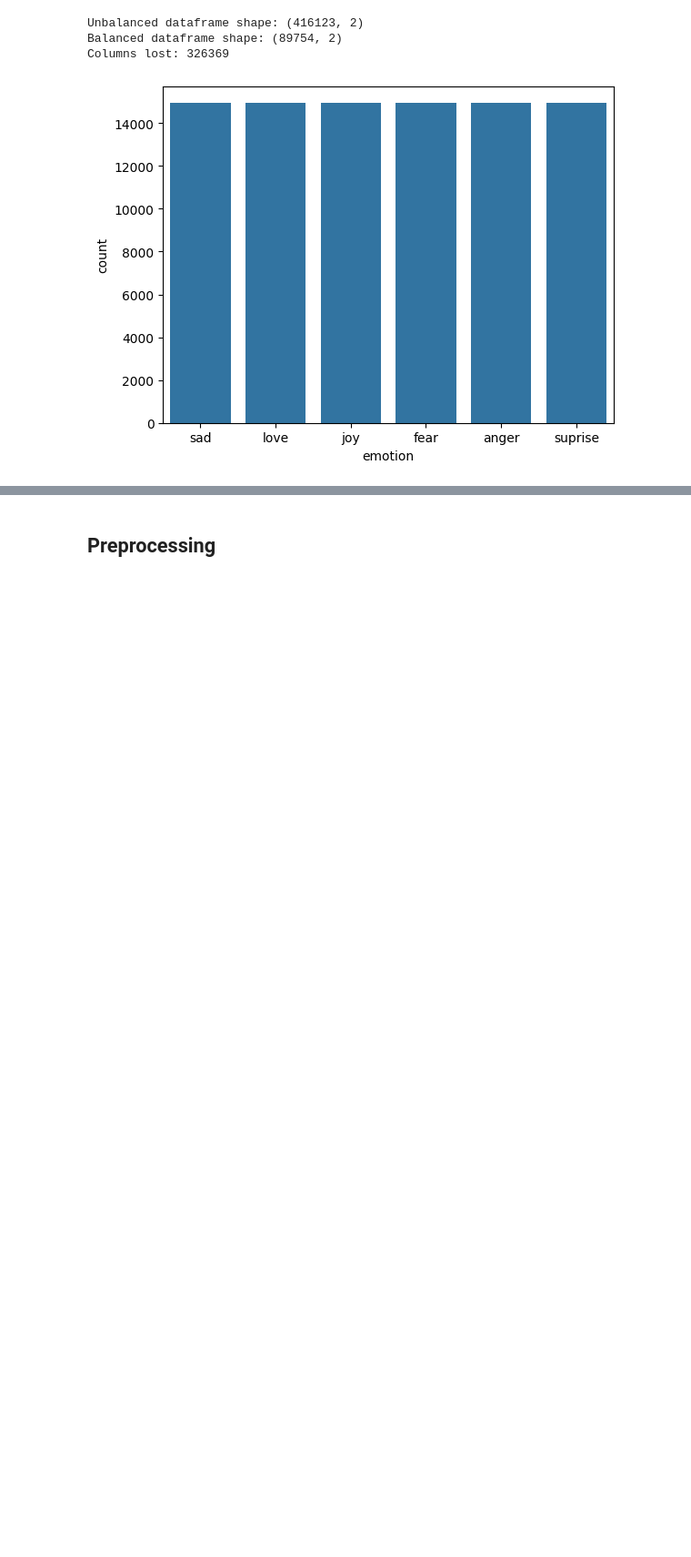
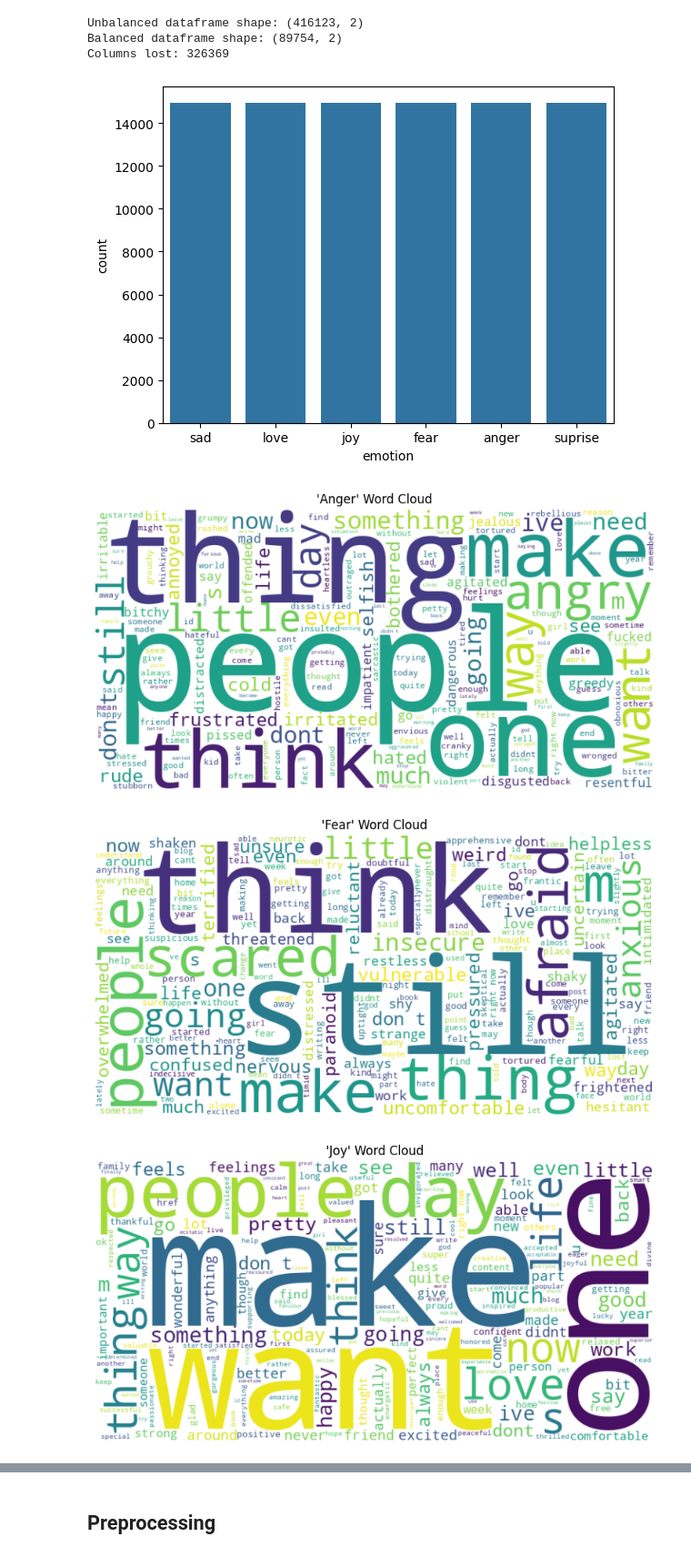
Before and after one commit to brvsf/vibecheck-ai, a Jupyter notebook: Notebook.ipynb, the cells around one changed output, grey strips where cells are left out. Shown at 91% size. Drawn from its saved outputs; the diff is of its cells as text; code cells hidden in the pictures; blank space fills up the shorter version.

Commit message:
Adding word cloud

```diff
--- a/Notebook.ipynb
+++ b/Notebook.ipynb
@@ -136,3 +137,21 @@ Columns lost: 326369
 sns.countplot(x = df_balanced['emotion']);
 # %% [output]
 [figure]
+# %%
+def generate_wordcloud(text, title):
+    stopwords = set(STOPWORDS)
+    stopwords.update(["im", "feel", "feeling", 'will','really', 'know', 'time']) # removing commom words to all emotions
+    wordcloud = WordCloud(width=800, height=400, background_color="white", stopwords=stopwords).generate(text)
+    plt.figure(figsize=(10, 5))
+    plt.imshow(wordcloud, interpolation="bilinear")
+    plt.axis("off")
+    plt.title(title)
+    plt.show()
+# %%
+grouped_texts = df_balanced.groupby("emotion")['sentence'].apply(" ".join)
+for sentiment, text in grouped_texts.items():
+    generate_wordcloud(text, f"'{sentiment.capitalize()}' Word Cloud")
+# %% [output]
+[figure, added]
+[figure, added]
+[figure, added]
```
Also changed, not shown: parts of 5 cells of this notebook, 1 other file.
